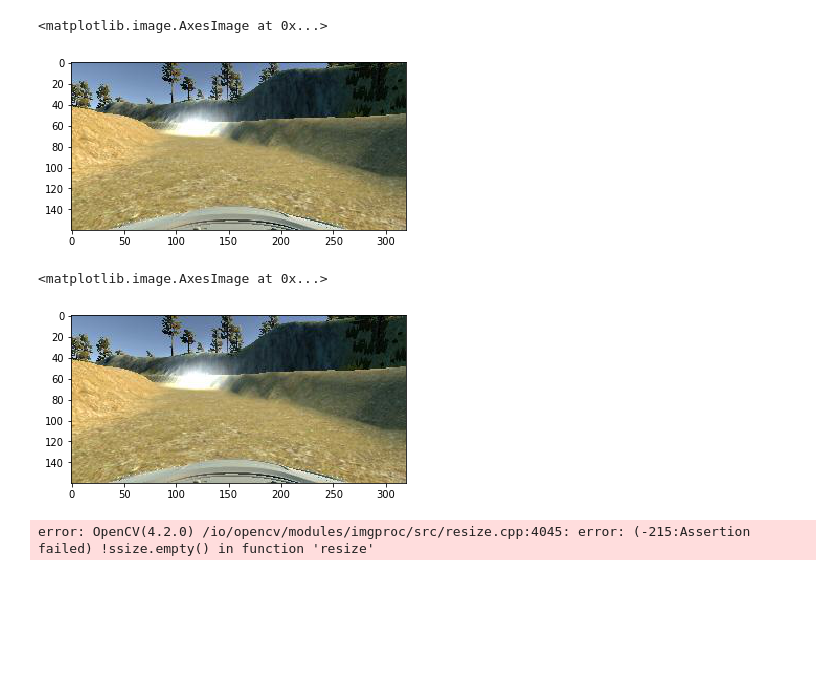
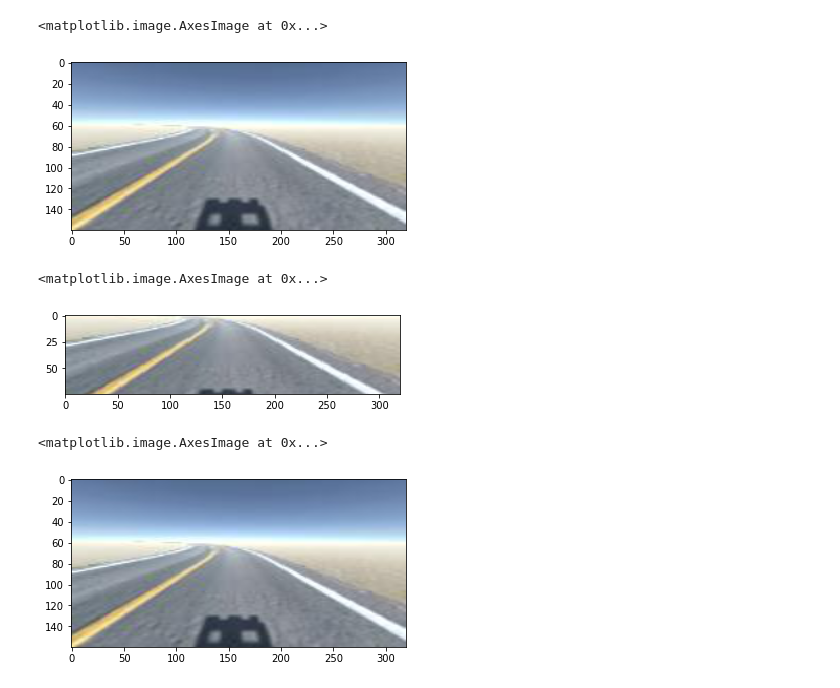
Before and after one commit to dsikar/sdsandbox, a Jupyter notebook: src/augment.ipynb, the cells around one changed output. Saved outputs shown, nothing was run; the diff lists cells and outputs as text; code cells hidden in the pictures; blank space fills up the shorter version.

Commit message:
Augmentation debug notebook

```diff
--- a/src/augment.ipynb
+++ b/src/augment.ipynb
@@ -4,11 +4,11 @@
 import cv2
 # %%
 import matplotlib.image as mpimg
-# fp = '/home/simbox/git/msc-data/unity/log2/logs_Fri_Jul_10_09_16_18_2020/10000_cam-image_array_.jpg'
-fp = '/home/simbox/Downloads/IMG/center_2020_11_10_22_02_48_622.jpg'
+fp = '/home/simbox/git/msc-data/unity/log2/logs_Fri_Jul_10_09_16_18_2020/10000_cam-image_array_.jpg'
+# fp = '/home/simbox/Downloads/IMG/center_2020_11_10_22_02_48_622.jpg'
 img = mpimg.imread(fp)
 # adapt to naoki net, we have 160w x 120h, first scale to 200
-# img = cv2.resize(img, (320,160), cv2.INTER_AREA)
+img = cv2.resize(img, (320,160), cv2.INTER_AREA)
 import matplotlib.pyplot as plt
 plt.imshow(img)
 #plt.imshow(img)\n",
@@ -19,22 +19,27 @@ plt.imshow(img)
     # img[50:-25, :, :].shape"
 # %% [output]
 <matplotlib.image.AxesImage at 0x...>
-[figure, old version]
+[figure, new version]
 # %%
 # first resize
 image = load_image(fp)
-# image = cv2.resize(image, (200, 66), cv2.INTER_AREA)
+image = cv2.resize(image, (320, 160), cv2.INTER_AREA)
+image = crop(image)
 plt.imshow(image)
 # %% [output]
 <matplotlib.image.AxesImage at 0x...>
-[figure, old version]
+[figure, new version]
 # %%
 image = load_image(fp)
+image = cv2.resize(image, (320, 160), cv2.INTER_AREA)
 steering_angle = 0.07
-image, steering_angle = augment(image, steering_angle)
-#image = crop(image)
-image = preprocess(image)
-print(steering_angle)
+# image, steering_angle = augment(image, steering_angle)
+# image = crop(image)
+# image = crop(image)
+# image = resize(image)
+# image = rgb2yuv(image)
+# print(steering_angle)
 plt.imshow(image)
 # %% [output]
-error: OpenCV(4.2.0) /io/opencv/modules/imgproc/src/resize.cpp:4045: error: (-215:Assertion failed) !ssize.empty() in function 'resize'
+<matplotlib.image.AxesImage at 0x...>
+[figure, added]
```
Also changed, not shown: parts of 9 cells of this notebook, 1 other file.
